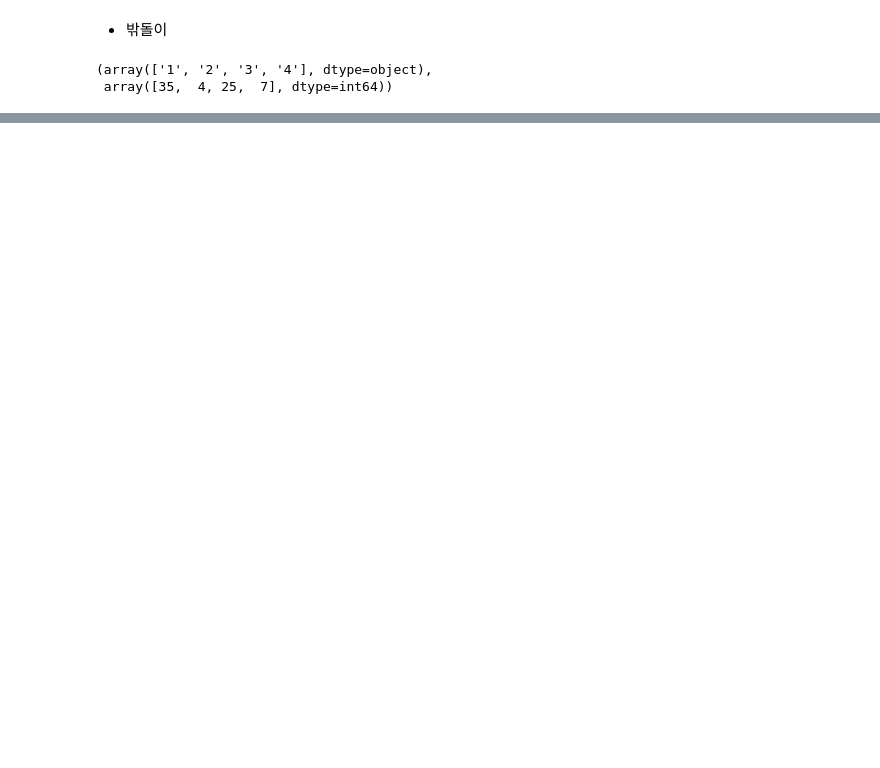
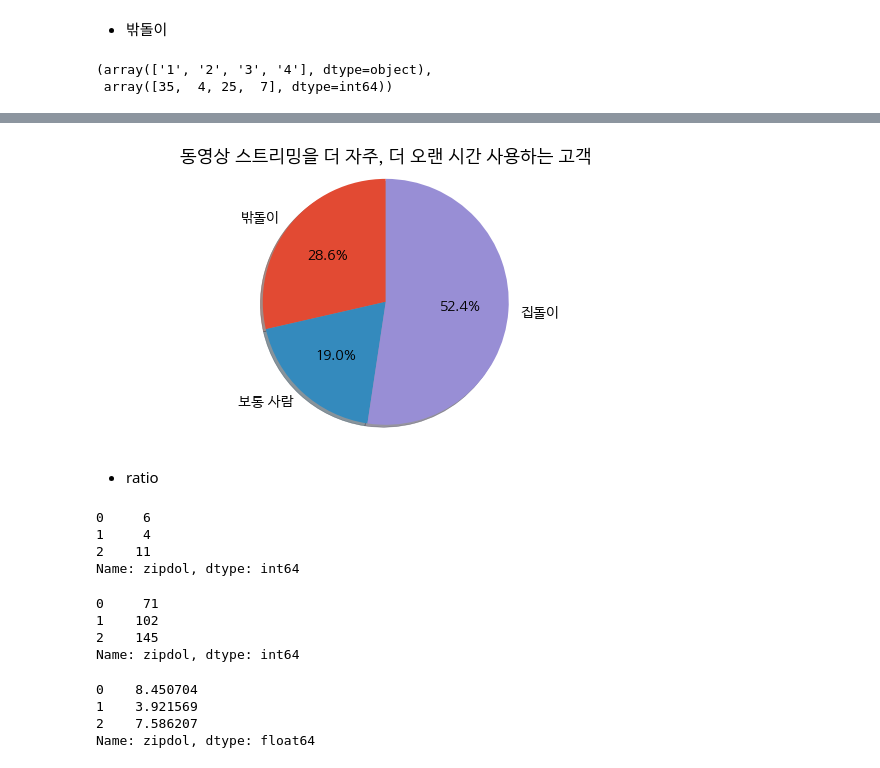
Before and after one commit to SOYNGPARK/shcard-summerschool, a Jupyter notebook: zipdol_survey20-23.ipynb, the cells around one changed output, grey strips where cells are left out. Drawn from its saved outputs; the diff is of its cells as text; code cells hidden in the pictures; blank space fills up the shorter version.

```diff
--- a/zipdol_survey20-23.ipynb
+++ b/zipdol_survey20-23.ipynb
@@ -360,0 +476,18 @@ num, count_nozip23
+# %%
+# Pie chart, where the slices will be ordered and plotted counter-clockwise:
+labels = ['밖돌이', '보통 사람', '집돌이']
+sizes = video_king.value_counts().sort_index()
+
+#explode = (0, 0.1, 0, 0)  # only "explode" the 2nd slice (i.e. 'Hogs')
+
+fig1, ax1 = plt.subplots(figsize=(10,5))
+ax1.pie(sizes,labels=labels, autopct='%1.1f%%',
+        shadow=True, startangle=90, textprops={'fontsize': 14})
+ax1.axis('equal')  # Equal aspect ratio ensures that pie is drawn as a circle.
+ax1.set_title('동영상 스트리밍을 더 자주, 더 오랜 시간 사용하는 고객', fontsize=18)
+
+plt.show()
+# %% [output]
+[figure, added]
+# %% [markdown]
+* ratio
@@ -360,0 +496,7 @@ num, count_nozip23
+# %%
+video_king_counts
+# %% [output]
+0     6
+1     4
+2    11
+Name: zipdol, dtype: int64
@@ -360,0 +505,7 @@ num, count_nozip23
+# %%
+video_counts
+# %% [output]
+0     71
+1    102
+2    145
+Name: zipdol, dtype: int64
@@ -360,0 +514,7 @@ num, count_nozip23
+# %%
+video_king_ratio
+# %% [output]
+0    8.450704
+1    3.921569
+2    7.586207
+Name: zipdol, dtype: float64
```
Also changed, not shown: parts of 47 cells of this notebook, 1 other file.
